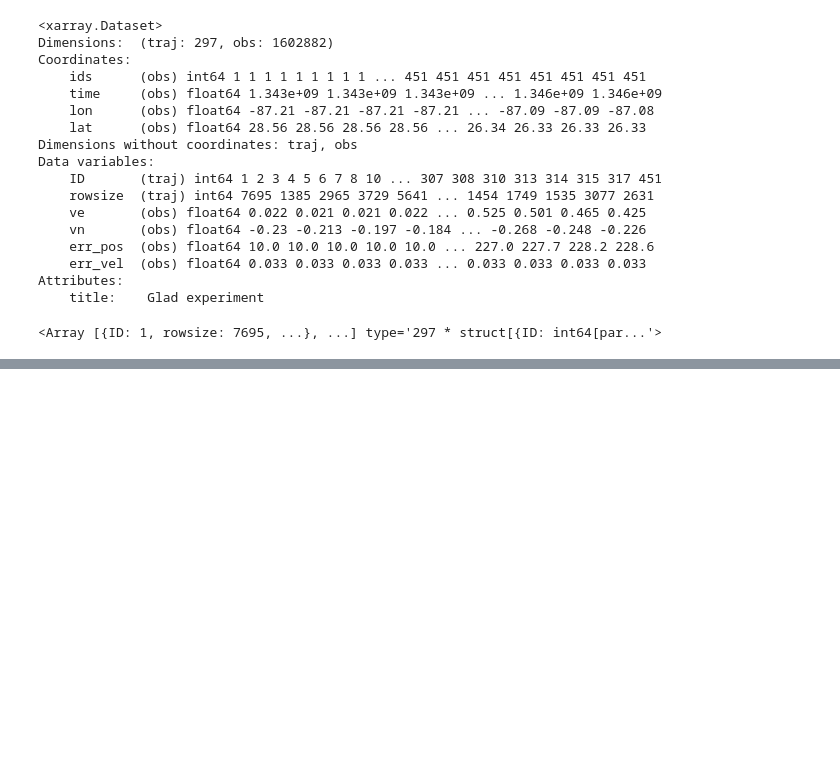
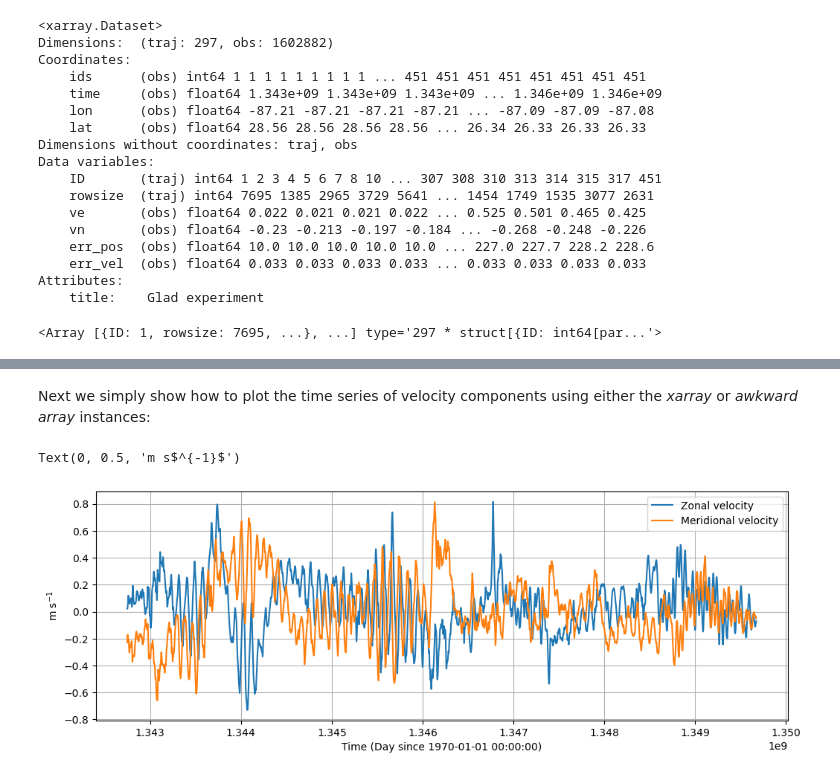
Before and after one commit to selipot/clouddrift-examples, a Jupyter notebook: notebooks/glad.ipynb, the cells around one changed output, grey strips where cells are left out. Saved outputs shown, nothing was run; the diff lists cells and outputs as text; code cells hidden in the pictures; blank space fills up the shorter version.

```diff
--- a/notebooks/glad.ipynb
+++ b/notebooks/glad.ipynb
@@ -134,0 +139,13 @@ Text(0.5, 0, 'Time')
+# %% [markdown]
+Next we simply show how to plot the time series of velocity components using either the *xarray* or *awkward array* instances:
+# %%
+fig = plt.figure(figsize=(12, 4))
+plt.plot(ds.time[ds.ids==1], ds.ve[ds.ids==1], label='Zonal velocity')
+plt.plot(ds.time[ds.ids==1], ds.vn[ds.ids==1], label='Meridional velocity')
+plt.legend()
+plt.grid()
+plt.xlabel('Time (Day since 1970-01-01 00:00:00)')
+plt.ylabel('m s$^{-1}$')
+# %% [output]
+Text(0, 0.5, 'm s$^{-1}$')
+[figure, added]
```
Also changed, not shown: parts of 10 cells of this notebook, 1 other file.
